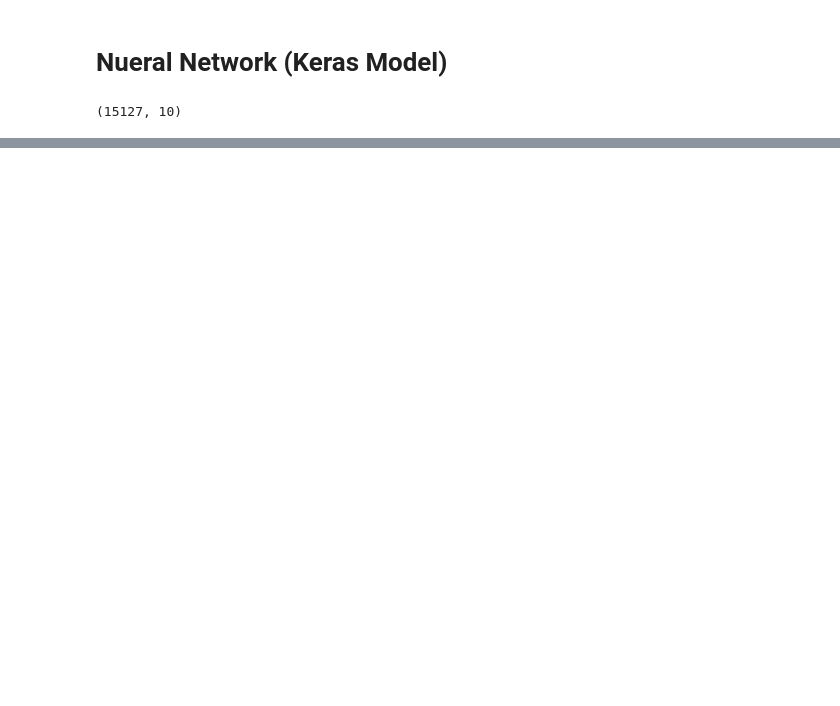
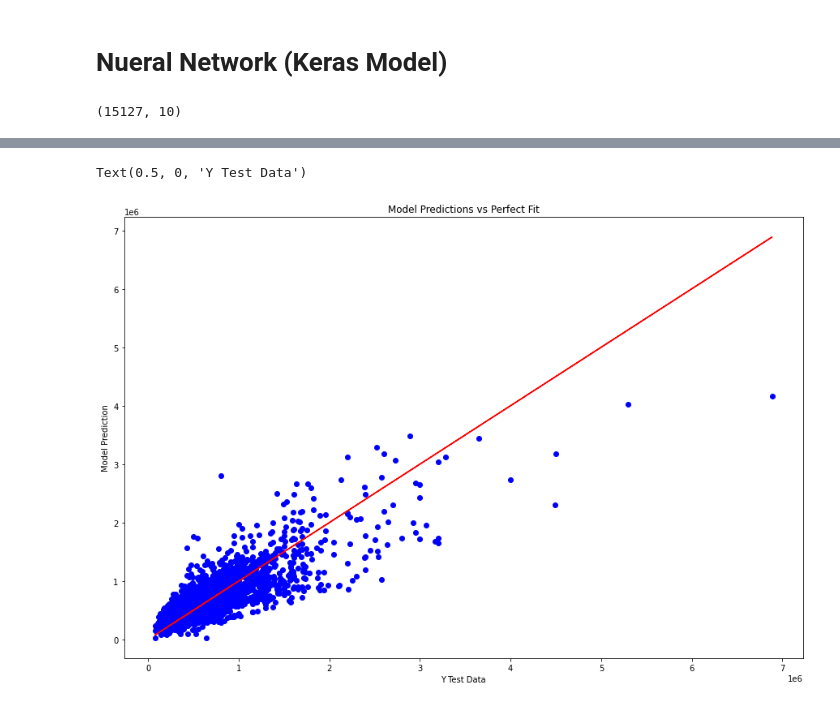
Before and after one commit to umarovj/Fantastic_4, a Jupyter notebook: Group_Project_Final.ipynb, the cells around one changed output, grey strips where cells are left out. Cells and saved outputs as stored; diff of their text form; code cells hidden in the pictures; blank space fills up the shorter version.

```diff
--- a/Group_Project_Final.ipynb
+++ b/Group_Project_Final.ipynb
@@ -471,3 +480,14 @@ mean_absolute_error(y_test, prediction)
+# %%
+# Plot Prediction and Y_test
+plt.figure(figsize=(15,10))
+plt.scatter(y_test, prediction, color='blue')
+plt.plot(y_test, y_test, color='red')
+plt.title('Model Predictions vs Perfect Fit')
+plt.ylabel('Model Prediction')
+plt.xlabel('Y Test Data')
+# %% [output]
+Text(0.5, 0, 'Y Test Data')
+[figure, added]
 # %%
 # Mean square testing
 mean_squared_error(y_test, prediction)
```
Also changed, not shown: parts of 12 cells of this notebook.
